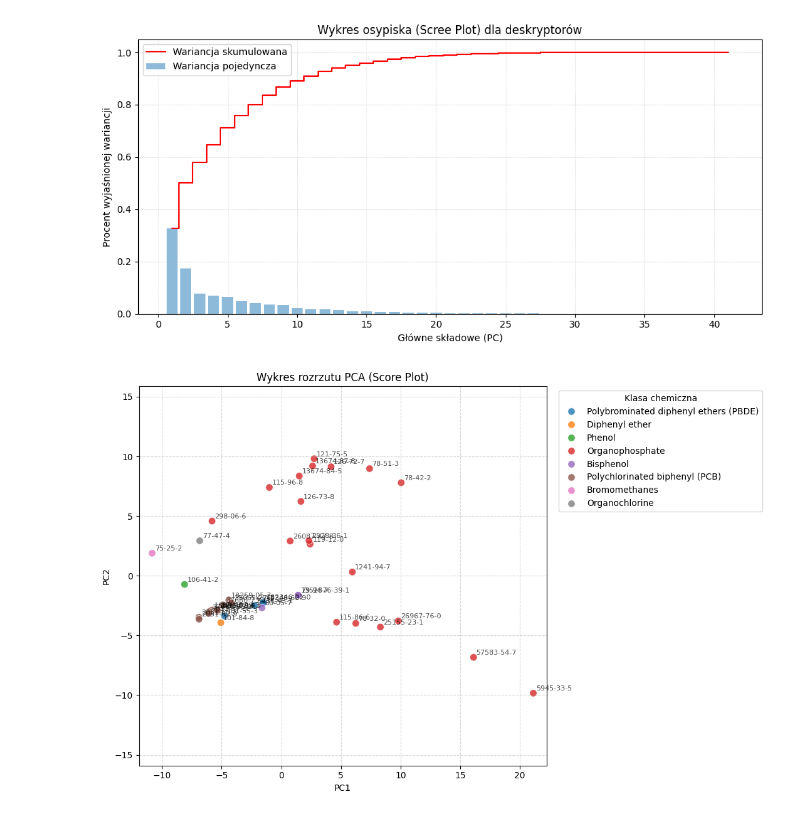
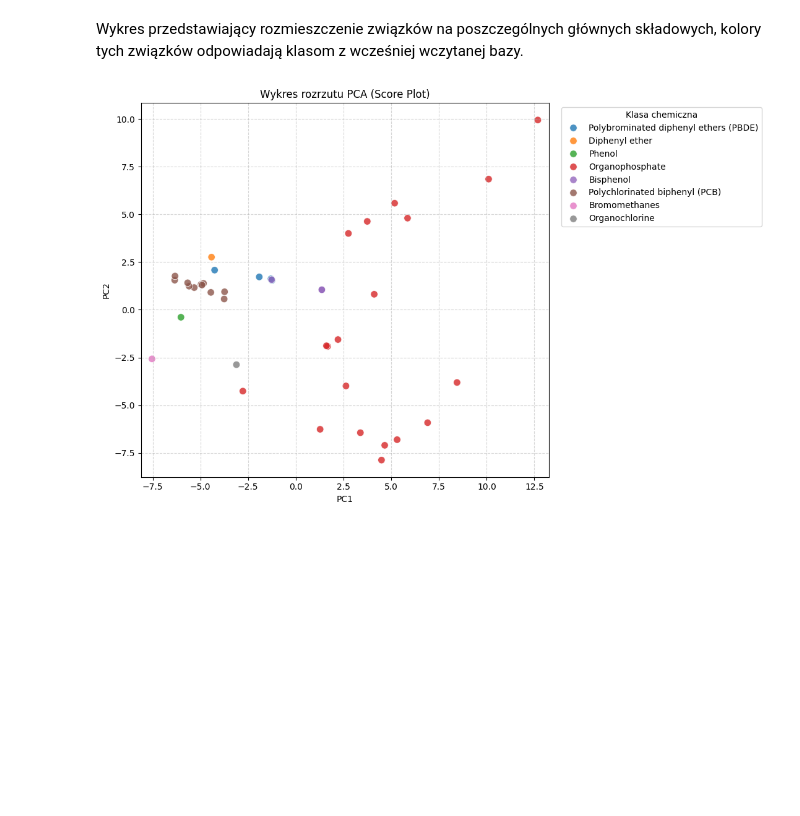
Before and after one commit to karoltopka/Pracownia-rotacyjna-2026, a Jupyter notebook: Zajęcia/wyniki/PCA.ipynb, the cells around one changed output. Drawn from its saved outputs; the diff is of its cells as text; code cells hidden in the pictures; blank space fills up the shorter version.

```diff
--- a/Zajęcia/wyniki/PCA.ipynb
+++ b/Zajęcia/wyniki/PCA.ipynb
@@ -0,0 +51,8 @@
+# %%
+
+pipeline = Pipeline([
+    ('drop_low_variance', VarianceThreshold(threshold=0.01)),
+    ('drop_high_correlation', CorrelationThreshold(threshold=0.95)),
+    ('scaler', StandardScaler()),
+    ('pca', PCA())
+])
@@ -1,91 +82,34 @@
+# %% [markdown]
+Wykres przedstawiający rozmieszczenie związków na poszczególnych głównych składowych, kolory tych związków odpowiadają klasom z wcześniej wczytanej bazy.
 # %%
-import pandas as pd
-import numpy as np
-import matplotlib.pyplot as plt
-import seaborn as sns
-from sklearn.feature_selection import VarianceThreshold
-from sklearn.decomposition import PCA
-from sklearn.pipeline import Pipeline
-from sklearn.preprocessing import StandardScaler
-
-
-
-
-df = pd.read_excel('./deskryptory_z_cas_2.xlsx')
-df_klasy = pd.read_excel('./Klasy_FR.xlsx')
-df_klasy.set_index("cas", inplace=True)
-
-df.set_index(df.columns[0], inplace=True)
-
-X = df.select_dtypes(include=[np.number]).dropna()
-
-
-pipeline = Pipeline([
-    ('drop_low_variance', VarianceThreshold(threshold=0.01)),
-    ('scaler', StandardScaler()),                             # PCA bardzo lubi wyskalowane dane!
-    ('pca', PCA())
-])
-
-
-X_pca = pipeline.fit_transform(X)
-fitted_pca = pipeline.named_steps["pca"]
-
-explained_variance = fitted_pca.explained_variance_ratio_
-cumulative_variance = np.cumsum(explained_variance)
-
-
-
-
-plt.figure(figsize=(10, 5))
-plt.bar(range(1, len(explained_variance) + 1), explained_variance, alpha=0.5, align='center', label='Wariancja pojedyncza')
-plt.step(range(1, len(cumulative_variance) + 1), cumulative_variance, where='mid', label='Wariancja skumulowana', color='red')
-plt.ylabel('Procent wyjaśnionej wariancji')
-plt.xlabel('Główne składowe (PC)')
-plt.title('Wykres osypiska (Scree Plot) dla deskryptorów')
-plt.legend(loc='best')
-plt.grid(True, linestyle=':', alpha=0.6)
-plt.tight_layout()
-plt.show()
 
 pca_df = pd.DataFrame(data=X_pca[:, :4], columns=['PC1', 'PC2','PC3','PC4'], index=X.index)
-
 pca_df["klasa_chemiczna"] = pca_df.index.map(df_klasy["klasa_chemiczna"])
 
 x_var = "PC1"
 y_var = "PC2"
 
 plt.figure(figsize=(11, 7))
-
 sns.scatterplot(
     data=pca_df,
     x=x_var,
     y=y_var,
     hue="klasa_chemiczna",
     palette="tab10",
     alpha=0.8,
     edgecolor="w",
     s=70,
 )
 
 plt.title("Wykres rozrzutu PCA (Score Plot)")
 plt.xlabel(f"{x_var}")
 plt.ylabel(f"{y_var}")
 plt.grid(True, linestyle="--", alpha=0.5)
-
 plt.legend(bbox_to_anchor=(1.02, 1), loc="upper left", title="Klasa chemiczna")
 
-for i, txt in enumerate(pca_df.index):
-    plt.annotate(
-        txt,
-        (pca_df[x_var].iloc[i], pca_df[y_var].iloc[i]),
-        fontsize=8,
-        alpha=0.7,
-        xytext=(3, 3),
-        textcoords="offset points",
-    )
+
 plt.axis('equal')
 plt.tight_layout()
 plt.show()
 # %% [output]
-[figure, old version]
+[figure, new version]
-[figure, removed]
```
Also changed, not shown: parts of 10 cells of this notebook, 4 other files.
